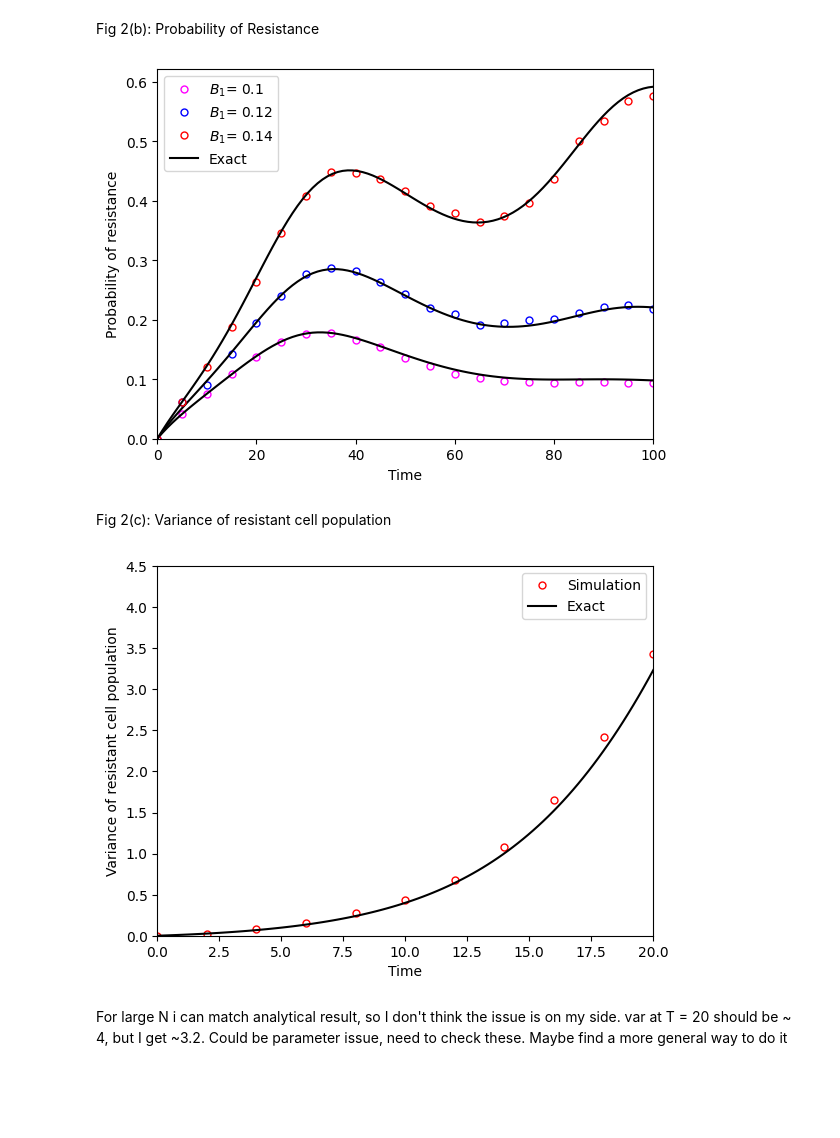
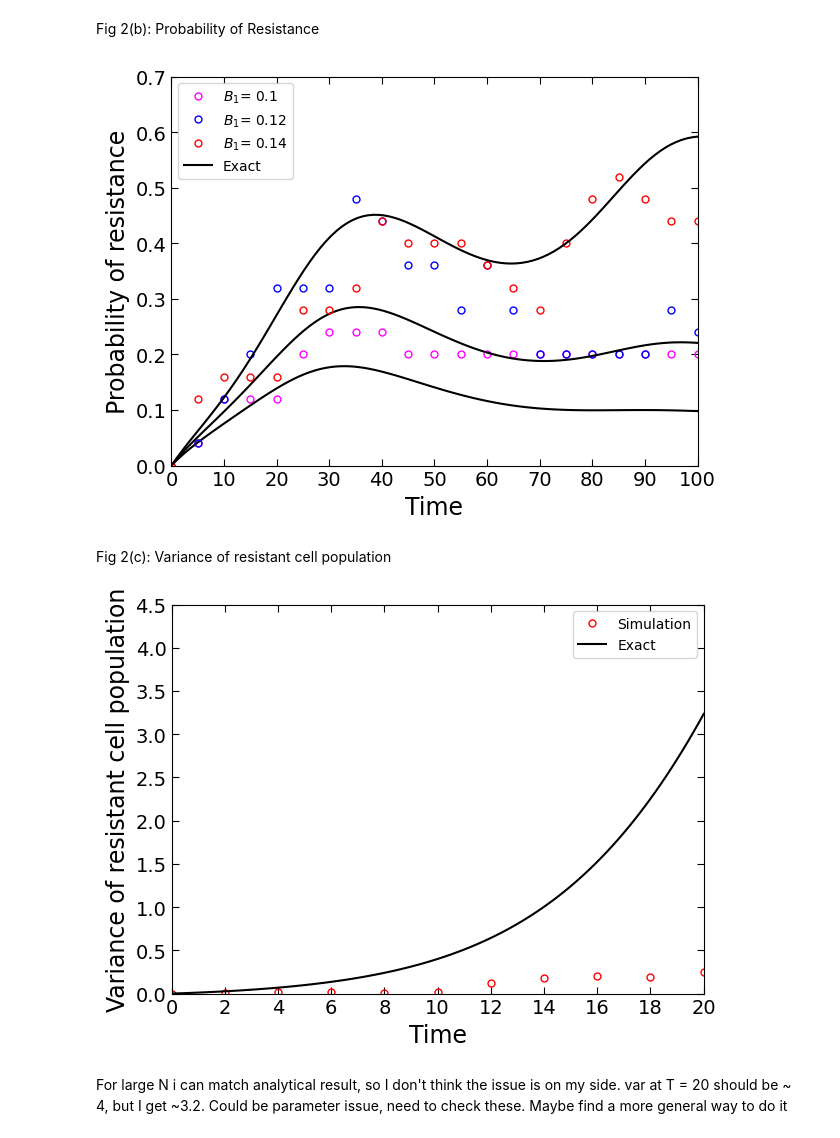
Before and after one commit to colmmcc2000/RSCAM_Group_11, a Jupyter notebook: code_RSCAM.ipynb, the cells around one changed output. Cells and saved outputs as stored; diff of their text form; code cells hidden in the pictures; blank space fills up the shorter version.

```diff
--- a/code_RSCAM.ipynb
+++ b/code_RSCAM.ipynb
@@ -172,8 +198,8 @@ def mu(t):
     return C
 
 def w(tau):
-    def integrand(neb):
-        return  mu(neb) - lamb(neb)
+    def integrand(eta):
+        return  mu(eta) - lamb(eta)
     value, error = integrate.quad(integrand, 0, tau)
     return np.exp(value)
 
@@ -264,13 +306,14 @@ def R_t(t, C2):
     value, error = integrate.quad(integral, 0, t)
     return value
 # %%
-N = 10000 #Number of trials
+N = 5000 #Number of trials
 T_max = 100
 M0 = 100
 R0 = 0
 beta = 0.7
 u = 1e-3
 B1 = 0.1
+
 c_vals = [0.09, 0.1, 0.11]
 colours = ['magenta','blue','red']
 _ = zip(c_vals, colours)
@@ -296,10 +339,22 @@ for C2, color in _:
     count += 1
 plt.legend()
 plt.xlim(0, 100)
-plt.ylim(0, None)
+plt.ylim(0, 9)
 
-plt.xlabel('Time', fontsize=12)
-plt.ylabel('Expected number of resistant cells', fontsize=12)
+plt.xlabel('Time', fontsize=17)
+plt.ylabel('Expected number of resistant cells', fontsize=17)
+
+#set tick marks
+plt.xticks(np.arange(0, 101, 10), fontsize=14)
+plt.yticks(np.arange(0, 10, 1), fontsize=14)
+
+plt.tick_params(axis='both', which='major',
+                top=True, right=True,
+                direction='in', # Optional: points ticks inward
+                length=5, # Optional: makes ticks more prominent
+                labelsize=14)
+
+plt.tight_layout()
 
 #uncomment to overwrite figure
 plt.savefig('Figs/double_type_population.pdf', format='pdf', bbox_inches='tight', dpi=300)
@@ -369,7 +424,7 @@ def P_R(T, B1):
     integral_val, _ = integrate.quad(final_integrand, 0, T)
     return 1 - np.exp(integral_val)
 # %%
-N = 2500 #Number of trials. Need a lot for this
+N = 25 #Number of trials. Need a lot for this
 T_max = 100
 M0 = 100
 R0 = 0
@@ -377,36 +432,48 @@ beta = 0.7
 u = 1e-3
 C2 = 0.1
 
 count = 0
 B_ = [0.1, 0.12, 0.14]
 colours = ['magenta','blue','red']
 _ = zip(B_, colours)
 for B1, cols in _ :
     grid, mean_pop, mean_r, probs, var = get_mean_trajectory_double(N, T_max, M0, R0,
                                                                example_rates_double, beta, u, B1, C2)
     plt.plot(grid, probs, 'o', markersize = 5, markevery = 5, fillstyle = 'none', c = cols, label = r'$B_1$' f'= {B1}' )
 
     vals_r = np.linspace(0, 100, 100)
     store_r = np.zeros(len(vals_r))
     for i, _ in enumerate(vals_r):
         store_r[i] = P_R(_, B1)
     if count == 2:
         plt.plot(vals_r, store_r, c = 'black', linestyle = '-', label = 'Exact')
     else:
         plt.plot(vals_r, store_r, c = 'black', linestyle = '-')
     count += 1
 plt.legend()
 
 plt.xlim(0, 100)
 plt.ylim(0, None)
 
-plt.ylabel('Probability of resistance')
-plt.xlabel('Time')
+plt.ylabel('Probability of resistance', fontsize = 17)
+plt.xlabel('Time', fontsize = 17)
+
+#set tick marks
+plt.xticks(np.arange(0, 101, 10), fontsize=14)
+plt.yticks(np.arange(0, 0.8, 0.1), fontsize=14)
+
+plt.tick_params(axis='both', which='major',
+                top=True, right=True,
+                direction='in', # Optional: points ticks inward
+                length=5, # Optional: makes ticks more prominent
+                labelsize=14)
+
+plt.tight_layout()
 
 #plt.savefig('Figs/double_type_probability.pdf', format='pdf', bbox_inches='tight', dpi=300)
 plt.show()
 # %% [output]
-[figure, old version]
+[figure, new version]
 # %% [markdown]
 Fig 2(c): Variance of resistant cell population
 # %%
@@ -466,7 +533,7 @@ def var_R(T):
     value, _ = integrate.quad(integrand, 0, T)
     return value
 # %%
-N = 20000 #Number of trials. Need a lot for this (~5000)
+N = 100 #Number of trials. Need a lot for this (~5000)
 T = 20
 M0 = 100
 R0 = 0
@@ -488,15 +555,27 @@ plt.legend()
 plt.xlim(0, 20)
 plt.ylim(0, 4.5)
 
-plt.ylabel('Variance of resistant cell population')
-plt.xlabel('Time')
+plt.ylabel('Variance of resistant cell population', fontsize=17)
+plt.xlabel('Time', fontsize=17)
+
+#set tick marks
+plt.xticks(np.arange(0, 21, 2), fontsize=14)
+plt.yticks(np.arange(0, 4.6, 0.5), fontsize=14)
+
+plt.tick_params(axis='both', which='major',
+                top=True, right=True,
+                direction='in', # Optional: points ticks inward
+                length=5, # Optional: makes ticks more prominent
+                labelsize=14)
+
+plt.tight_layout()
 
 
 #plt.savefig('Figs/double_type_variance.pdf', format='pdf', bbox_inches='tight', dpi=300)
 
 plt.show()
 # %% [output]
-[figure, old version]
+[figure, new version]
 # %% [markdown]
 For large N i can match analytical result, so I don't think the issue is on my side. var at T = 20 should be ~ 4, but I get ~3.2. Could be parameter issue, need to check these. Maybe find a more general way to do it
 # %%
```
Also changed, not shown: parts of 10 cells of this notebook, 5 other files.
